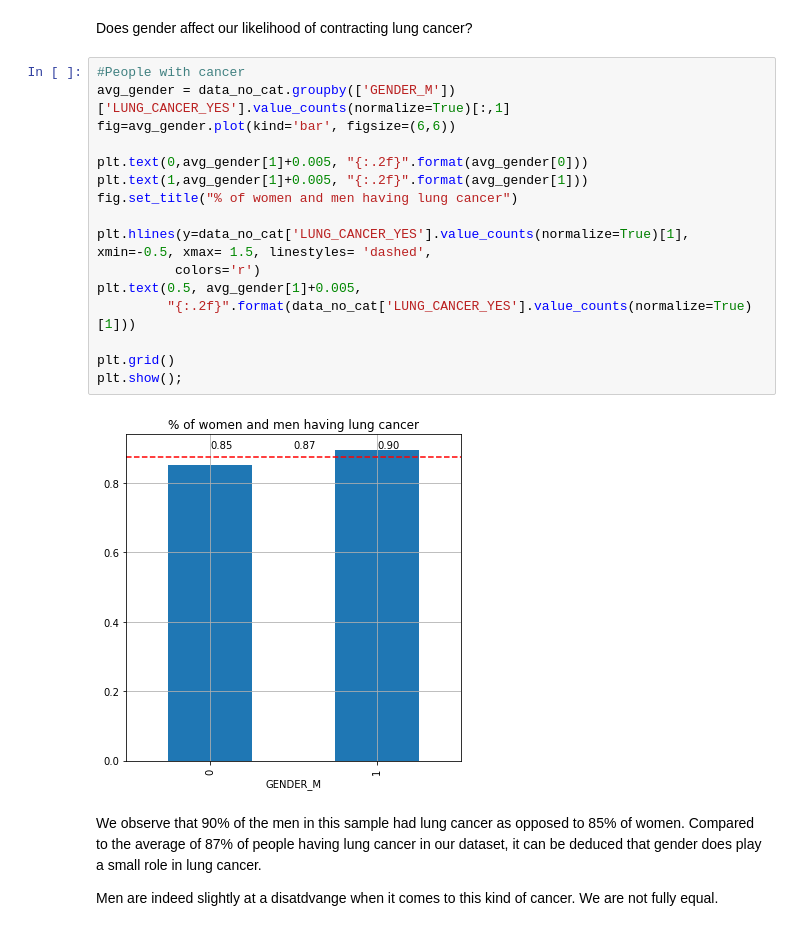
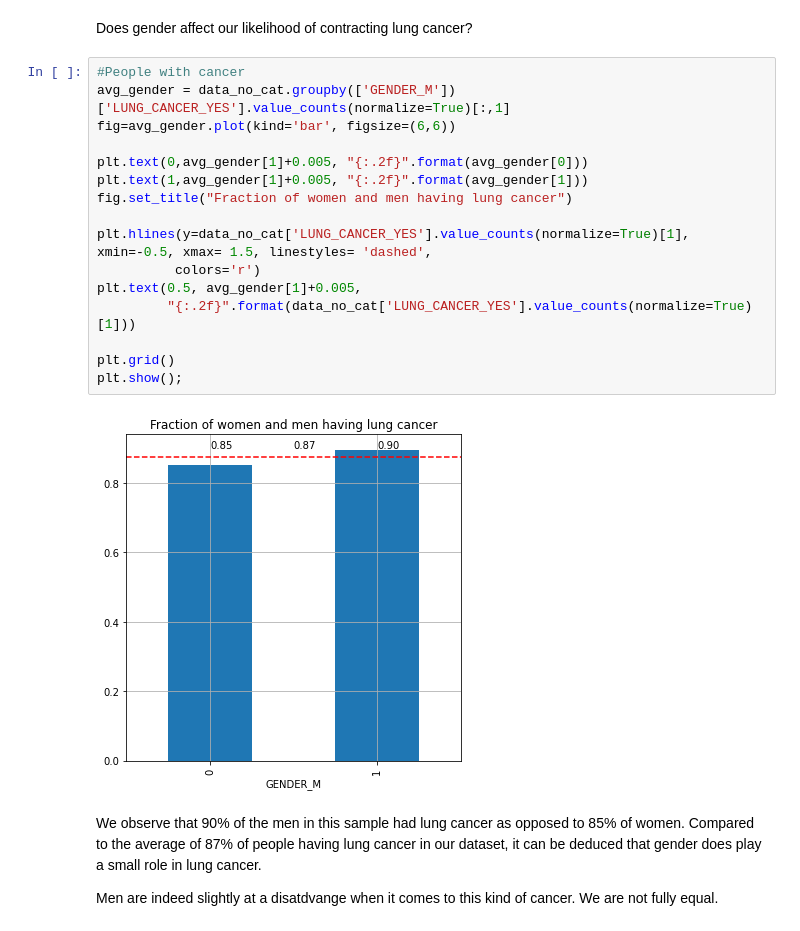
Before and after one commit to Pa0laC/DataScienceNanogree, a Jupyter notebook: AreWeAllEqual.ipynb, the cells around one changed output. Cells and saved outputs as stored; diff of their text form.

```diff
--- a/AreWeAllEqual.ipynb
+++ b/AreWeAllEqual.ipynb
@@ -131,21 +131,21 @@ Does gender affect our likelihood of contracting lung cancer?
 # %%
 #People with cancer
 avg_gender = data_no_cat.groupby(['GENDER_M'])['LUNG_CANCER_YES'].value_counts(normalize=True)[:,1]
 fig=avg_gender.plot(kind='bar', figsize=(6,6))
 
 plt.text(0,avg_gender[1]+0.005, "{:.2f}".format(avg_gender[0]))
 plt.text(1,avg_gender[1]+0.005, "{:.2f}".format(avg_gender[1]))
-fig.set_title("% of women and men having lung cancer")
+fig.set_title("Fraction of women and men having lung cancer")
 
 plt.hlines(y=data_no_cat['LUNG_CANCER_YES'].value_counts(normalize=True)[1], xmin=-0.5, xmax= 1.5, linestyles= 'dashed',
           colors='r')
 plt.text(0.5, avg_gender[1]+0.005,
          "{:.2f}".format(data_no_cat['LUNG_CANCER_YES'].value_counts(normalize=True)[1]))
 
 plt.grid()
 plt.show();
 # %% [output]
-[figure, old version]
+[figure, new version]
 # %% [markdown]
 We observe that 90% of the men in this sample had lung cancer as opposed to 85% of women. Compared to the average of 87% of people having lung cancer in our dataset, it can be deduced that gender does play a small role in lung cancer.
 
```
Also changed, not shown: 6 other files.
